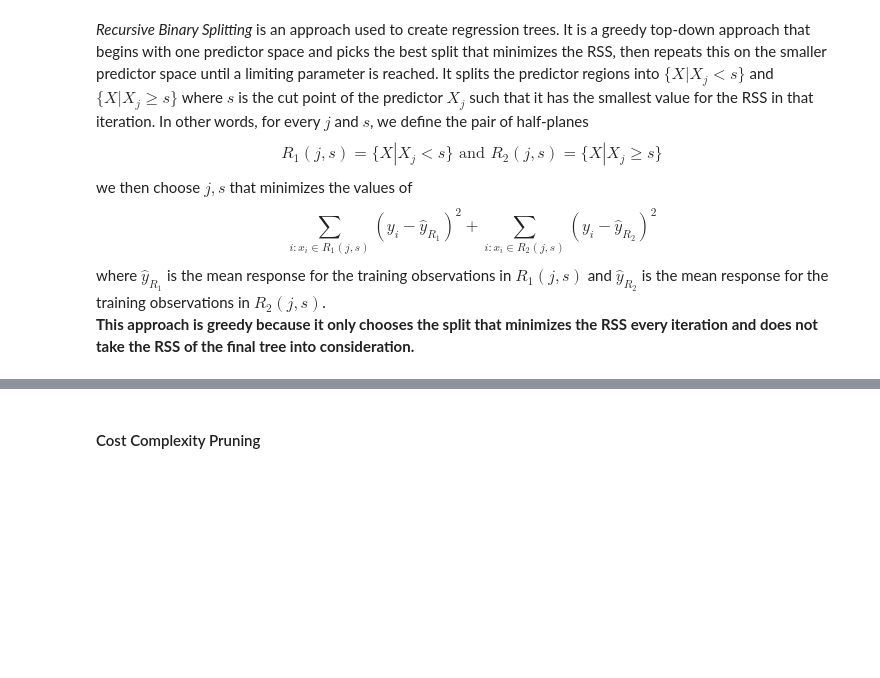
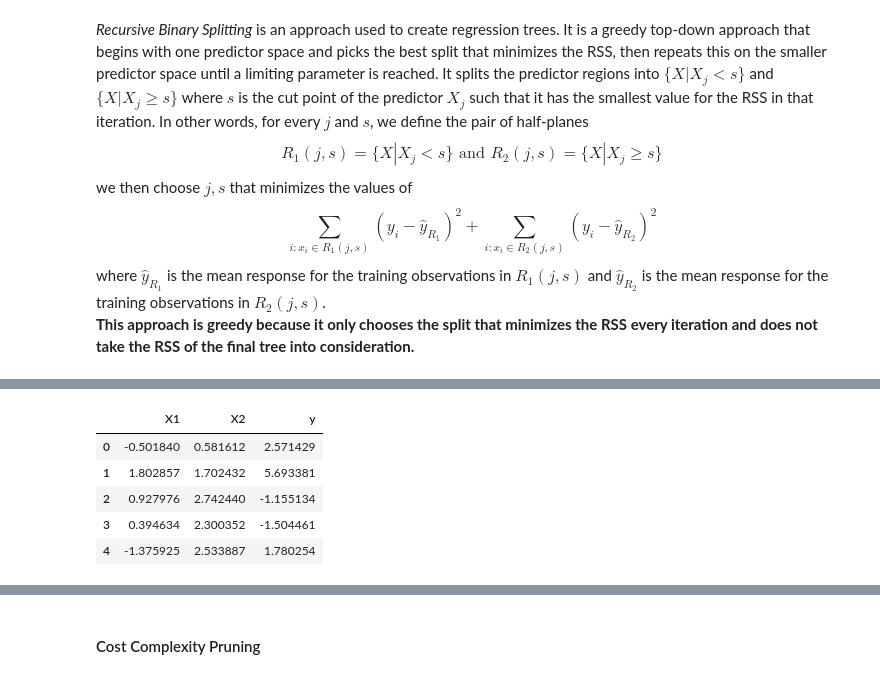
Before and after one commit to manganeseheptoxide/Undergraduate-Thesis, a Jupyter notebook: Resources/Notes.ipynb, the cells around one changed output, grey strips where cells are left out. Cells and saved outputs as stored; diff of their text form; code cells hidden in the pictures; blank space fills up the shorter version.

Commit message:
Created an algorithm to demonstrate how to generate regression trees using recursive binary splitting

```diff
--- a/Resources/Notes.ipynb
+++ b/Resources/Notes.ipynb
@@ -107,0 +431,25 @@ The regression tree is constructed by dividing the predictor space into into dis
+# %%
+# Set random seed for reproducibility
+np.random.seed(42)
+
+# Generate 2 features
+N = 1000  # Number of samples
+X1 = np.random.uniform(-2, 2, N)  # Feature 1: Uniform between -2 and 2
+X2 = np.random.uniform(0, np.pi, N)  # Feature 2: Uniform between 0 and π
+
+# Define target variable with a nonlinear function and noise
+noise = np.random.normal(0, 0.5, N)
+y = 2 * X1**2 + 3 * np.cos(X2) + noise
+
+# Create a DataFrame
+df = pd.DataFrame({'X1': X1, 'X2': X2, 'y': y})
+
+root_node = Node(train_datapoints=df, target='y')
+df.head()
+# %% [output]
+|  | X1 | X2 | y |
+| 0 | -0.501840 | 0.581612 | 2.571429 |
+| 1 | 1.802857 | 1.702432 | 5.693381 |
+| 2 | 0.927976 | 2.742440 | -1.155134 |
+| 3 | 0.394634 | 2.300352 | -1.504461 |
+| 4 | -1.375925 | 2.533887 | 1.780254 |
```
Also changed, not shown: parts of 21 cells of this notebook, 2 other files.
